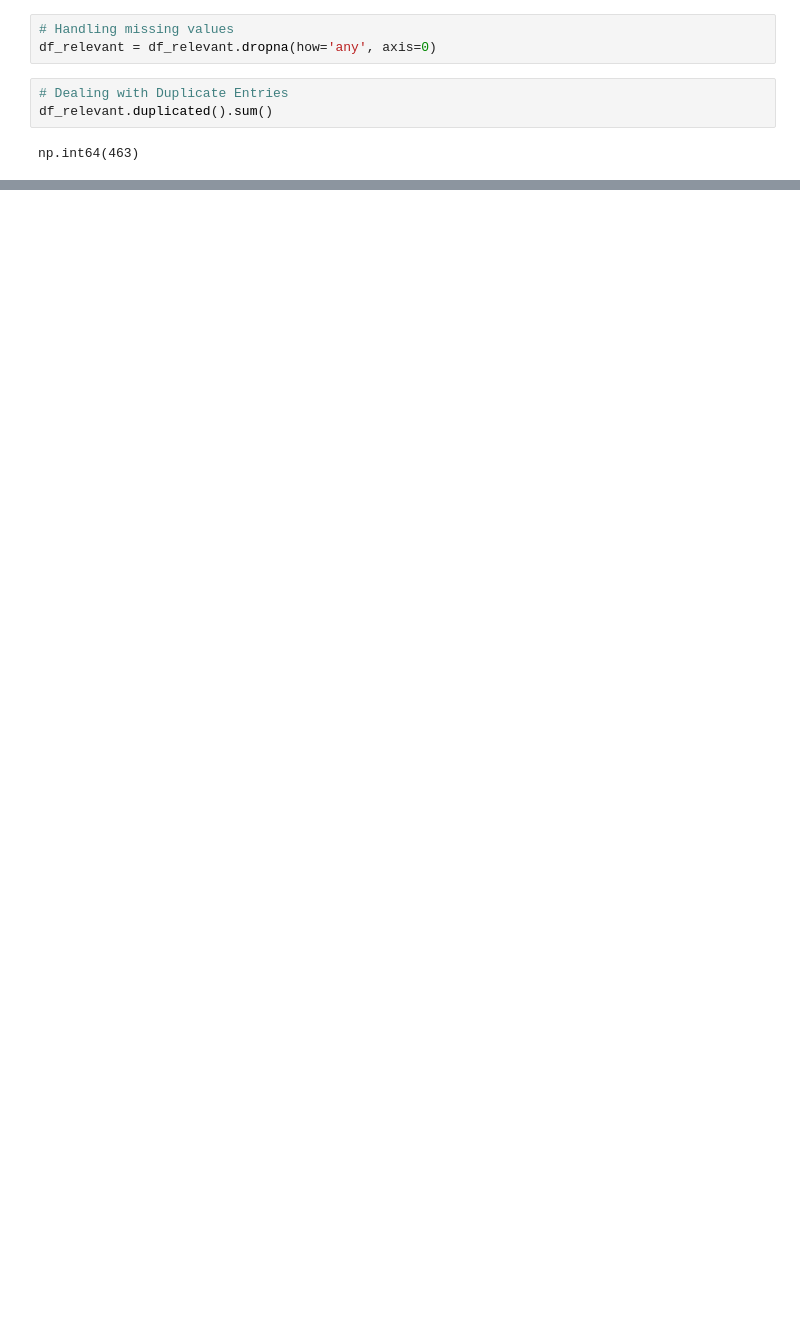
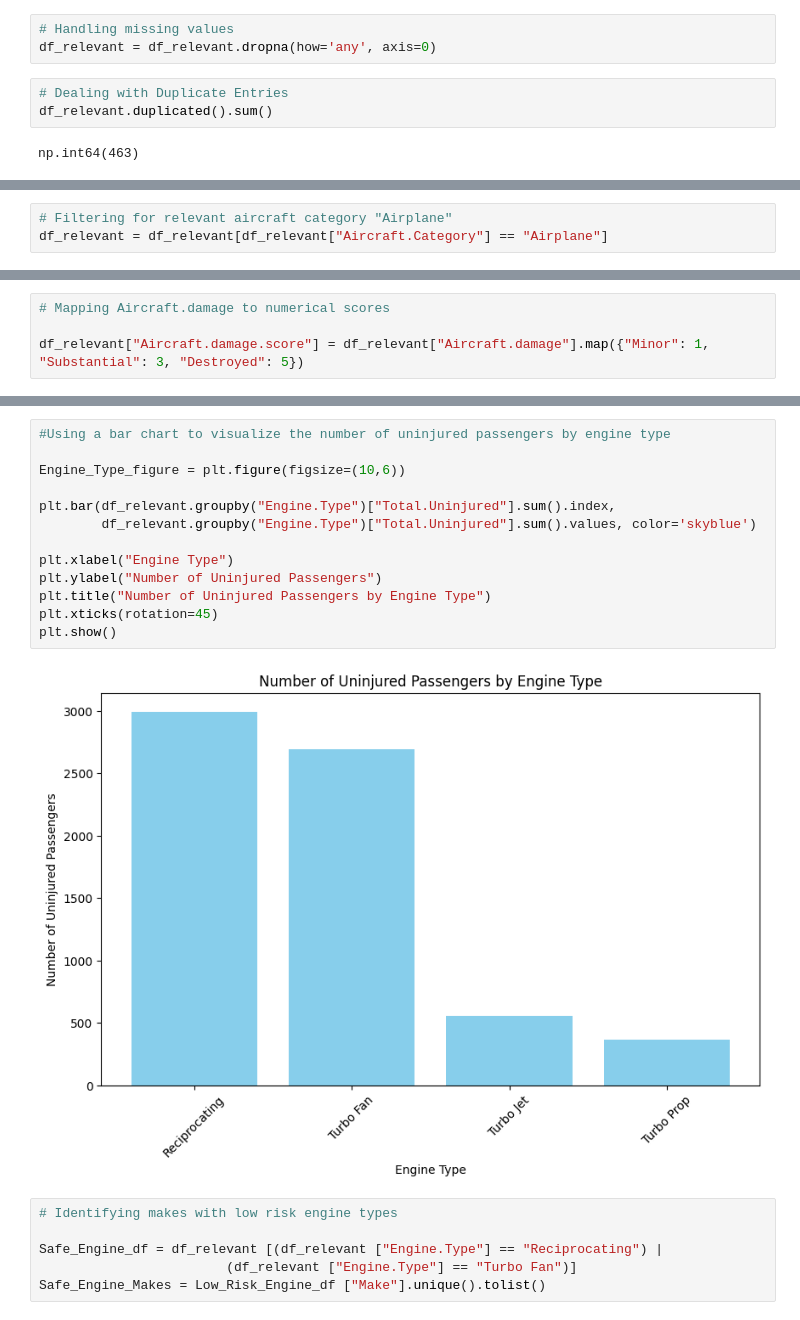
Before and after one commit to clivekinyanjui/DS-Phase1-Project, a Jupyter notebook: aircraftproject.ipynb, the cells around one changed output, grey strips where cells are left out. Saved outputs shown, nothing was run; the diff lists cells and outputs as text; blank space fills up the shorter version.

Commit message:
Analysing and Visualising Data

```diff
--- a/aircraftproject.ipynb
+++ b/aircraftproject.ipynb
@@ -110,0 +103,3 @@ df_relevant.describe(include='all')
+# %%
+# Filtering for relevant aircraft category "Airplane"
+df_relevant = df_relevant[df_relevant["Aircraft.Category"] == "Airplane"]
@@ -110,0 +119,4 @@ df_relevant.describe(include='all')
+# %%
+# Mapping Aircraft.damage to numerical scores
+
+df_relevant["Aircraft.damage.score"] = df_relevant["Aircraft.damage"].map({"Minor": 1, "Substantial": 3, "Destroyed": 5})
@@ -110,0 +145,21 @@ df_relevant.describe(include='all')
+# %%
+#Using a bar chart to visualize the number of uninjured passengers by engine type
+
+Engine_Type_figure = plt.figure(figsize=(10,6))
+
+plt.bar(df_relevant.groupby("Engine.Type")["Total.Uninjured"].sum().index,
+        df_relevant.groupby("Engine.Type")["Total.Uninjured"].sum().values, color='skyblue')
+
+plt.xlabel("Engine Type")
+plt.ylabel("Number of Uninjured Passengers")
+plt.title("Number of Uninjured Passengers by Engine Type")
+plt.xticks(rotation=45)
+plt.show()
+# %% [output]
+[figure, added]
+# %%
+# Identifying makes with low risk engine types
+
+Safe_Engine_df = df_relevant [(df_relevant ["Engine.Type"] == "Reciprocating") |
+                        (df_relevant ["Engine.Type"] == "Turbo Fan")]
+Safe_Engine_Makes = Low_Risk_Engine_df ["Make"].unique().tolist()
```
Also changed, not shown: parts of 31 cells of this notebook, 1 other file.
